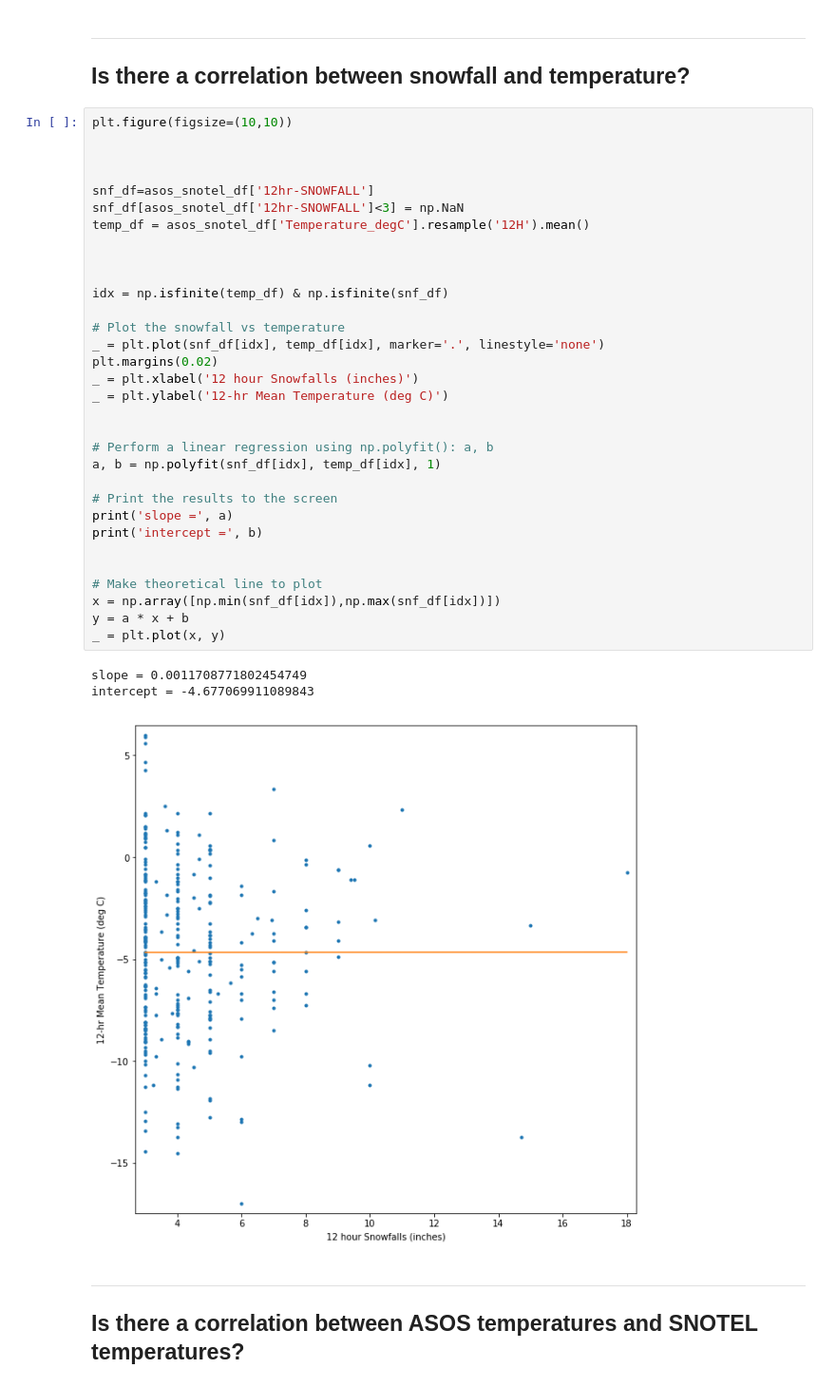
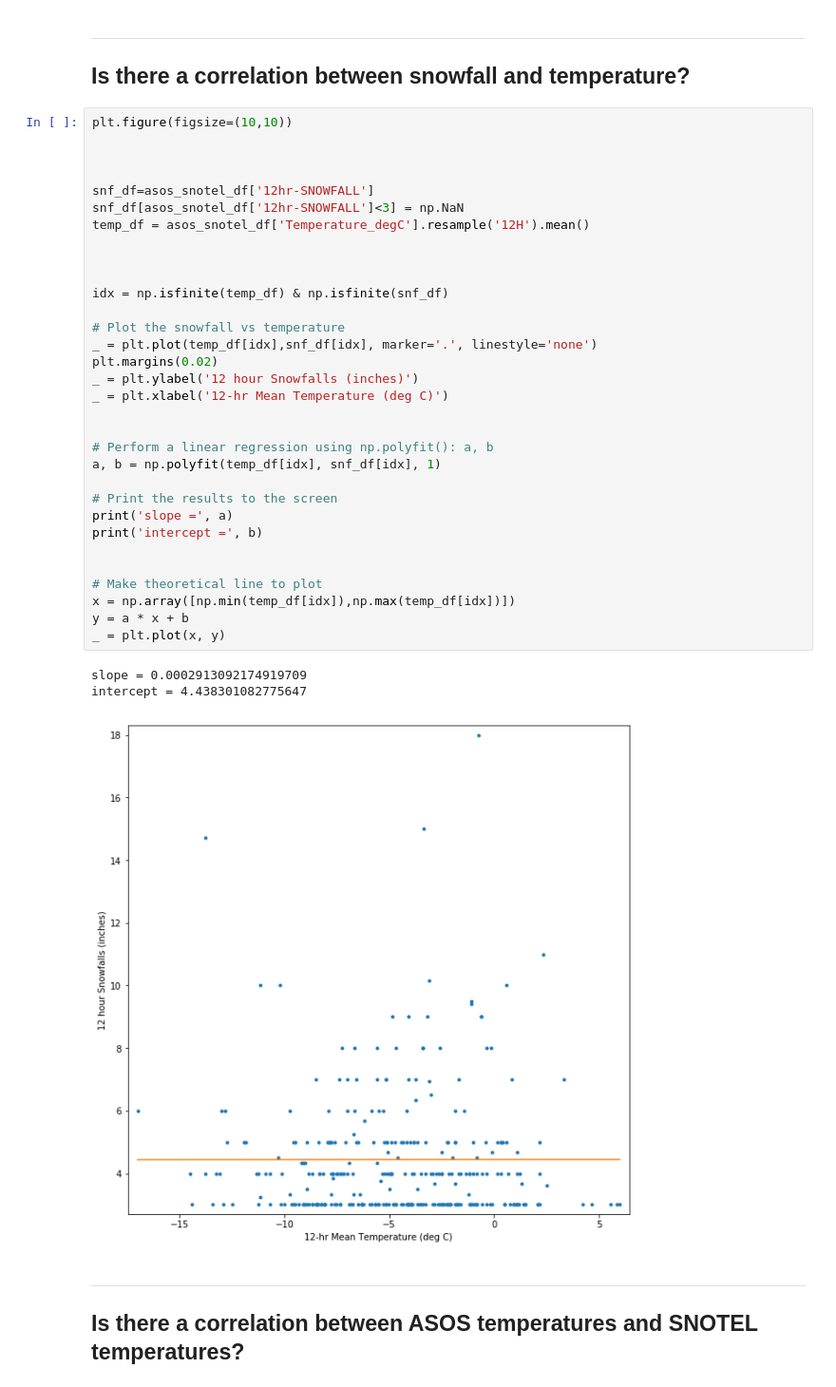
Before and after one commit to dustinrapp/Capstone_Springboard_Intermediate_Python, a Jupyter notebook: Statistics Project.ipynb, the cells around one changed output. Shown at 95% size. Saved outputs shown, nothing was run; the diff lists cells and outputs as text.

```diff
--- a/Statistics Project.ipynb
+++ b/Statistics Project.ipynb
@@ -328,39 +328,39 @@ intercept = 4.659933345783913
 # %%
 plt.figure(figsize=(10,10))
 
 
 
 snf_df=asos_snotel_df['12hr-SNOWFALL']
 snf_df[asos_snotel_df['12hr-SNOWFALL']<3] = np.NaN
 temp_df = asos_snotel_df['Temperature_degC'].resample('12H').mean()
 
 
 
 idx = np.isfinite(temp_df) & np.isfinite(snf_df)
 
 # Plot the snowfall vs temperature
-_ = plt.plot(snf_df[idx], temp_df[idx], marker='.', linestyle='none')
+_ = plt.plot(temp_df[idx],snf_df[idx], marker='.', linestyle='none')
 plt.margins(0.02)
-_ = plt.xlabel('12 hour Snowfalls (inches)')
-_ = plt.ylabel('12-hr Mean Temperature (deg C)')
+_ = plt.ylabel('12 hour Snowfalls (inches)')
+_ = plt.xlabel('12-hr Mean Temperature (deg C)')
 
 
 # Perform a linear regression using np.polyfit(): a, b
-a, b = np.polyfit(snf_df[idx], temp_df[idx], 1)
+a, b = np.polyfit(temp_df[idx], snf_df[idx], 1)
 
 # Print the results to the screen
 print('slope =', a)
 print('intercept =', b)
 
 
 # Make theoretical line to plot
-x = np.array([np.min(snf_df[idx]),np.max(snf_df[idx])])
+x = np.array([np.min(temp_df[idx]),np.max(temp_df[idx])])
 y = a * x + b
 _ = plt.plot(x, y)
 # %% [output]
-slope = 0.0011708771802454749
-intercept = -4.677069911089843
+slope = 0.0002913092174919709
+intercept = 4.438301082775647
-[figure, old version]
+[figure, new version]
 # %% [markdown]
 ----
 
```
Also changed, not shown: parts of 21 cells of this notebook.
